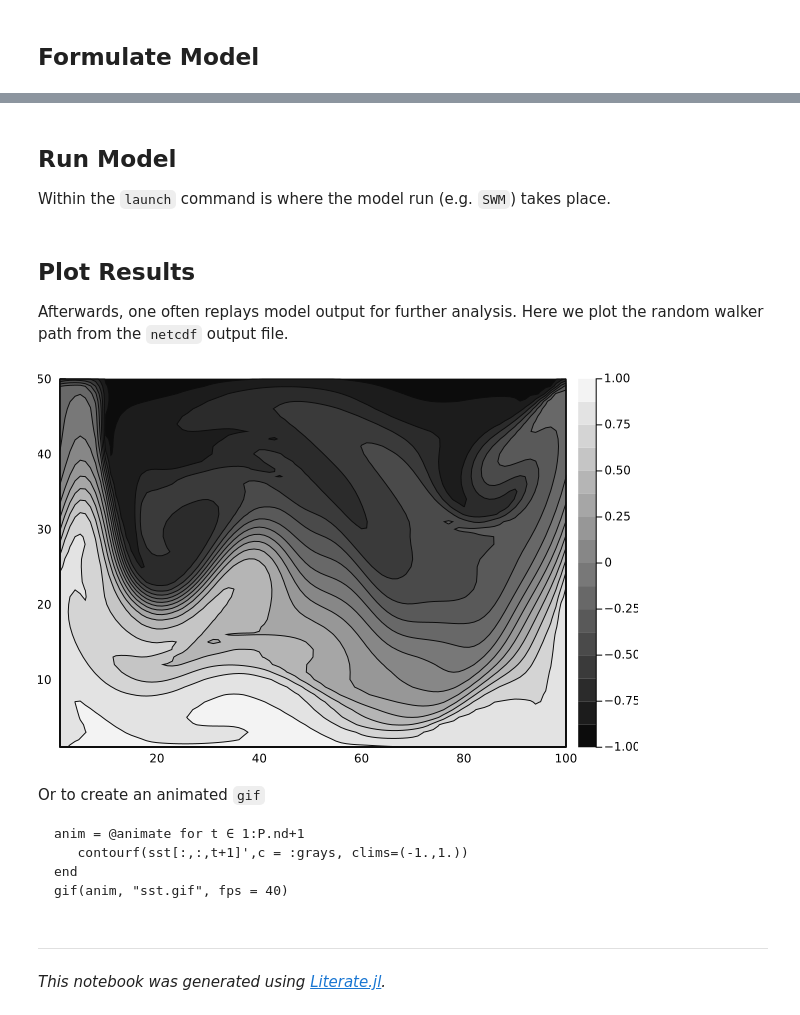
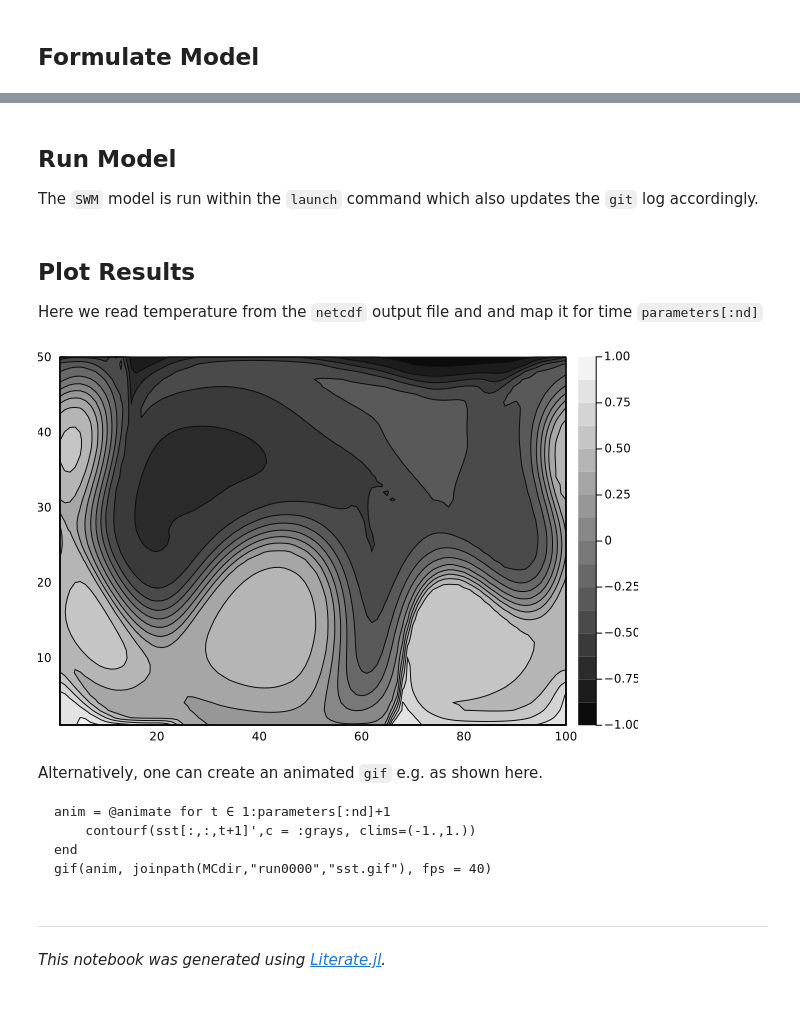
Before and after one commit to gaelforget/ClimateModels.jl, a Jupyter notebook: dev/generated/ShallowWaters.ipynb, the cells around one changed output, grey strips where cells are left out. Saved outputs shown, nothing was run; the diff lists cells and outputs as text; code cells hidden in the pictures.

````diff
--- a/dev/generated/ShallowWaters.ipynb
+++ b/dev/generated/ShallowWaters.ipynb
@@ -7,13 +7,17 @@ using ClimateModels, Pkg, Plots, NetCDF, Suppressor
 # %% [markdown]
 ## Formulate Model
 # %%
+URL=PackageSpec(url="https://github.com/milankl/ShallowWaters.jl")
+
+parameters=Dict(:nx => 100, :ny => 50, :Lx => 2000e3, :nd=>500) #adjustable parameters
+
 function SWM(x)
     pth=pwd()
     cd(joinpath(x.folder,string(x.ID)))
-    L_ratio = P.nx / P.ny
-    @suppress run_model(;P.nx,P.Lx,L_ratio,Ndays=P.nd,output=true) #note: this may take 10min depending on resolution
+    (nx,ny)=(x.inputs[:nx],x.inputs[:ny])
+    (Lx,nd)=(x.inputs[:Lx],x.inputs[:nd])
+    L_ratio = nx / ny
+    @suppress run_model(;nx,Lx,L_ratio,Ndays=nd,output=true) #calling this may take several minutes (or more) depending on resolution
     cd(pth)
 end
-
-P=(nx = 100, ny = 50, Lx = 2000e3, nd=200) #adjustable parameters
 # %% [output]
@@ -27,0 +29,2 @@ sw=ModelConfig(model=pk,configuration=SWM);
+# %%
+MC=ModelConfig(model=URL,configuration=SWM,inputs=parameters)
@@ -42,7 +44,4 @@ To ensure that the chosen package version is being used (just in case another ve
 # %%
-pk=joinpath(sw.folder,string(sw.ID))
-@suppress Pkg.develop(path=pk)
+MCdir=joinpath(MC.folder,string(MC.ID))
+@suppress Pkg.develop(path=MCdir)
+using ShallowWaters
-# %% [markdown]
-## Run Model
-
-Within the `launch` command is where the model run (e.g. `SWM`) takes place.
@@ -54,0 +48,4 @@ launch(sw);
+# %% [markdown]
+## Run Model
+
+The `SWM` model is run within the `launch` command which also updates the `git` log accordingly.
@@ -55,22 +54,21 @@ launch(sw);
 # %% [markdown]
 ## Plot Results
 
-Afterwards, one often replays model output for further analysis.
-Here we plot the random walker path from the `netcdf` output file.
+Here we read temperature from the `netcdf` output file and and map it for time `parameters[:nd]`
 # %%
-ncfile = NetCDF.open(joinpath(pk,"run0000","sst.nc"))
+ncfile = NetCDF.open(joinpath(MCdir,"run0000","sst.nc"))
 sst = ncfile.vars["sst"][:,:,:]
-img=contourf(sst[:,:,end]',c = :grays, clims=(-1.,1.), frmt=:png)
+img=contourf(sst[:,:,parameters[:nd]]',c = :grays, clims=(-1.,1.), frmt=:png)
 # %% [output]
-[figure, old version]
+[figure, new version]
 # %% [markdown]
-Or to create an animated `gif`
+Alternatively, one can create an animated `gif` e.g. as shown here.
 
 ```
-anim = @animate for t ∈ 1:P.nd+1
-   contourf(sst[:,:,t+1]',c = :grays, clims=(-1.,1.))
+anim = @animate for t ∈ 1:parameters[:nd]+1
+    contourf(sst[:,:,t+1]',c = :grays, clims=(-1.,1.))
 end
-gif(anim, "sst.gif", fps = 40)
+gif(anim, joinpath(MCdir,"run0000","sst.gif"), fps = 40)
 ```
 # %% [markdown]
 ---
````
Also changed, not shown: parts of 11 cells of this notebook, 12 other files.
